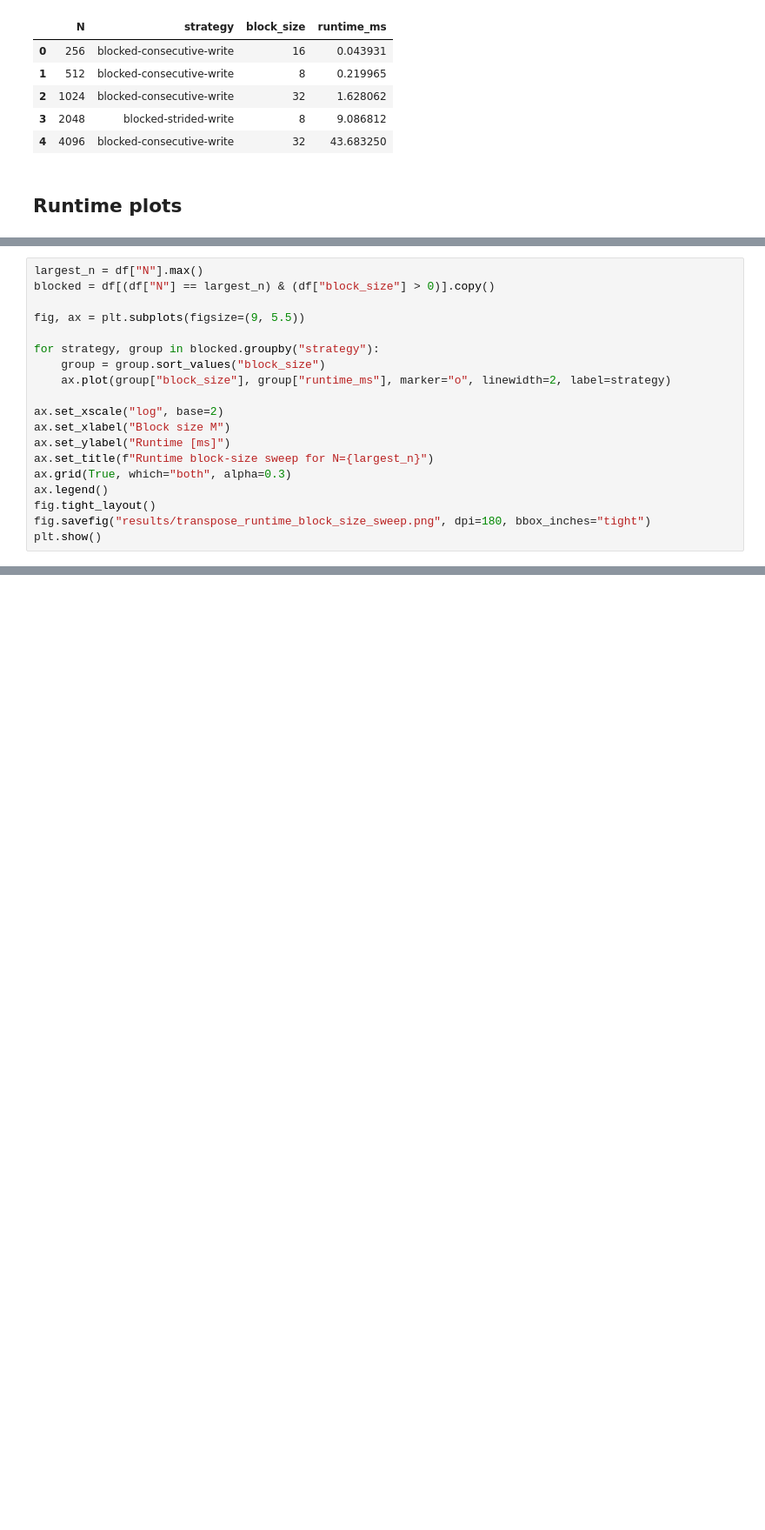
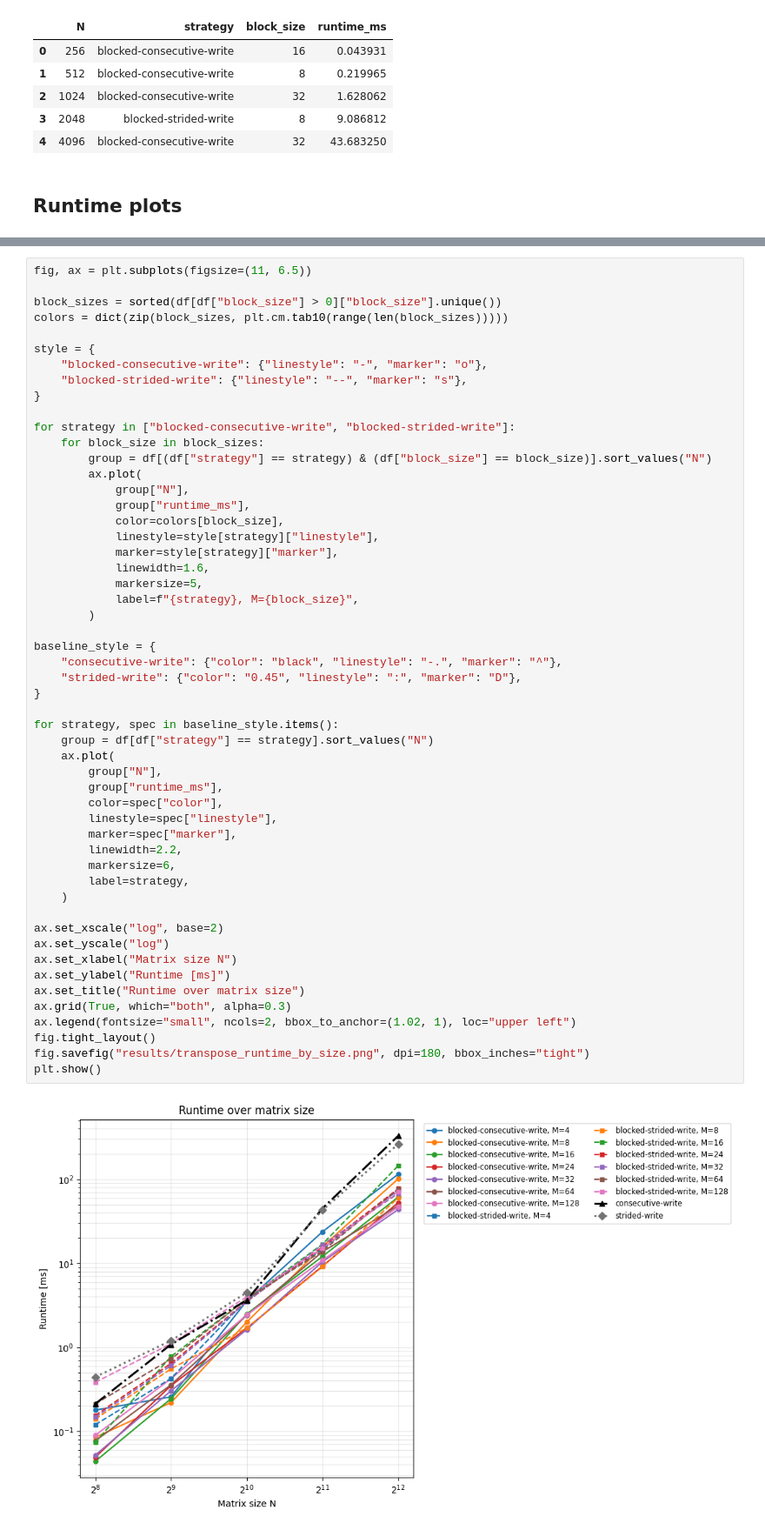
Before and after one commit to HealyTea12/HASC-HW, a Jupyter notebook: ex03/transpose/transpose_analysis.ipynb, the cells around one changed output, grey strips where cells are left out. Shown at 87% size. Drawn from its saved outputs; the diff is of its cells as text; blank space fills up the shorter version.

```diff
--- a/ex03/transpose/transpose_analysis.ipynb
+++ b/ex03/transpose/transpose_analysis.ipynb
@@ -93,19 +72,0 @@ plt.show()
-# %%
-largest_n = df["N"].max()
-blocked = df[(df["N"] == largest_n) & (df["block_size"] > 0)].copy()
-
-fig, ax = plt.subplots(figsize=(9, 5.5))
-
-for strategy, group in blocked.groupby("strategy"):
-    group = group.sort_values("block_size")
-    ax.plot(group["block_size"], group["runtime_ms"], marker="o", linewidth=2, label=strategy)
-
-ax.set_xscale("log", base=2)
-ax.set_xlabel("Block size M")
-ax.set_ylabel("Runtime [ms]")
-ax.set_title(f"Runtime block-size sweep for N={largest_n}")
-ax.grid(True, which="both", alpha=0.3)
-ax.legend()
-fig.tight_layout()
-fig.savefig("results/transpose_runtime_block_size_sweep.png", dpi=180, bbox_inches="tight")
-plt.show()
@@ -117,0 +73,55 @@ plt.show()
+# %%
+fig, ax = plt.subplots(figsize=(11, 6.5))
+
+block_sizes = sorted(df[df["block_size"] > 0]["block_size"].unique())
+colors = dict(zip(block_sizes, plt.cm.tab10(range(len(block_sizes)))))
+
+style = {
+    "blocked-consecutive-write": {"linestyle": "-", "marker": "o"},
+    "blocked-strided-write": {"linestyle": "--", "marker": "s"},
+}
+
+for strategy in ["blocked-consecutive-write", "blocked-strided-write"]:
+    for block_size in block_sizes:
+        group = df[(df["strategy"] == strategy) & (df["block_size"] == block_size)].sort_values("N")
+        ax.plot(
+            group["N"],
+            group["runtime_ms"],
+            color=colors[block_size],
+            linestyle=style[strategy]["linestyle"],
+            marker=style[strategy]["marker"],
+            linewidth=1.6,
+            markersize=5,
+            label=f"{strategy}, M={block_size}",
+        )
+
+baseline_style = {
+    "consecutive-write": {"color": "black", "linestyle": "-.", "marker": "^"},
+    "strided-write": {"color": "0.45", "linestyle": ":", "marker": "D"},
+}
+
+for strategy, spec in baseline_style.items():
+    group = df[df["strategy"] == strategy].sort_values("N")
+    ax.plot(
+        group["N"],
+        group["runtime_ms"],
+        color=spec["color"],
+        linestyle=spec["linestyle"],
+        marker=spec["marker"],
+        linewidth=2.2,
+        markersize=6,
+        label=strategy,
+    )
+
+ax.set_xscale("log", base=2)
+ax.set_yscale("log")
+ax.set_xlabel("Matrix size N")
+ax.set_ylabel("Runtime [ms]")
+ax.set_title("Runtime over matrix size")
+ax.grid(True, which="both", alpha=0.3)
+ax.legend(fontsize="small", ncols=2, bbox_to_anchor=(1.02, 1), loc="upper left")
+fig.tight_layout()
+fig.savefig("results/transpose_runtime_by_size.png", dpi=180, bbox_inches="tight")
+plt.show()
+# %% [output]
+[figure, added]
```
Also changed, not shown: parts of 6 cells of this notebook, 3 other files.
